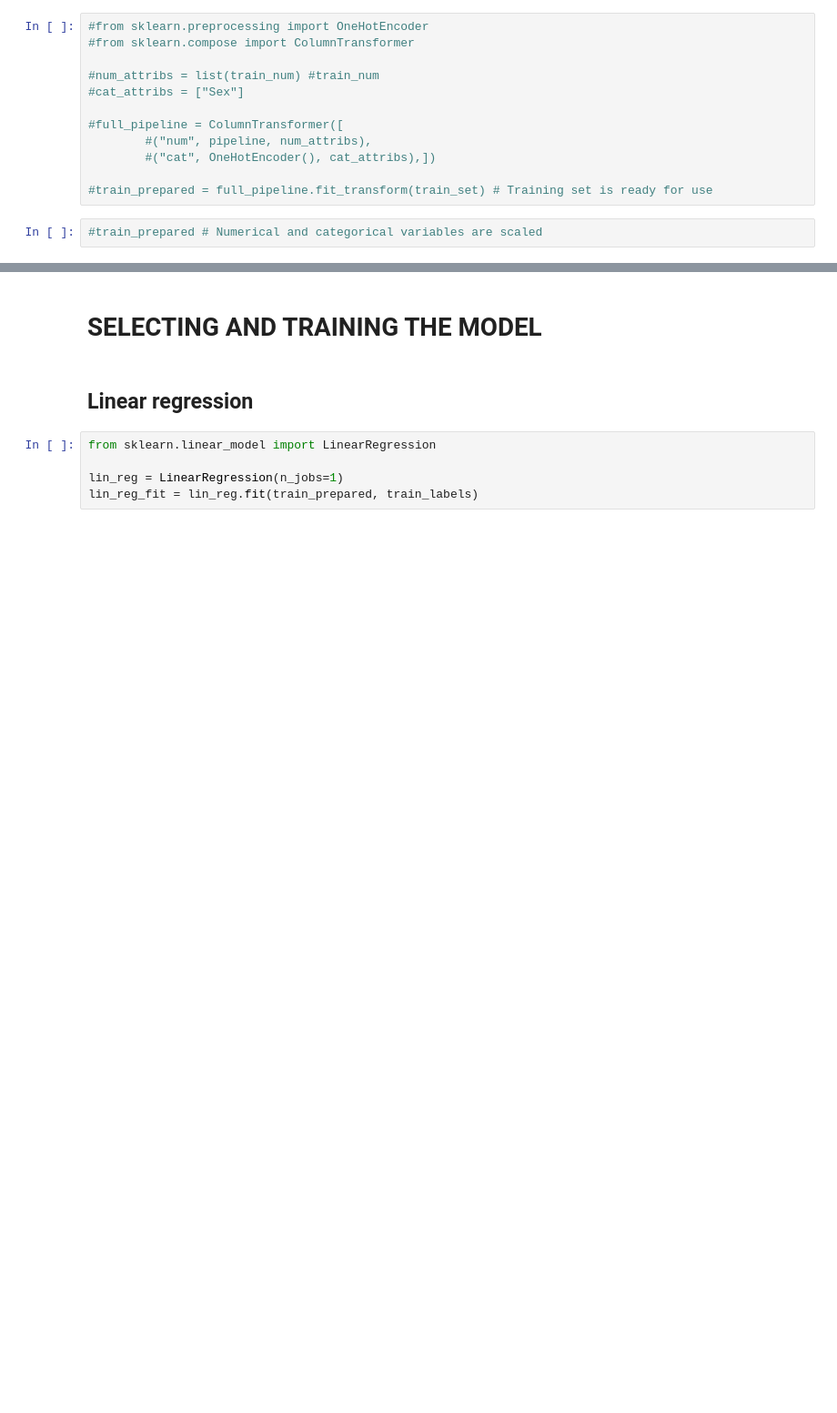
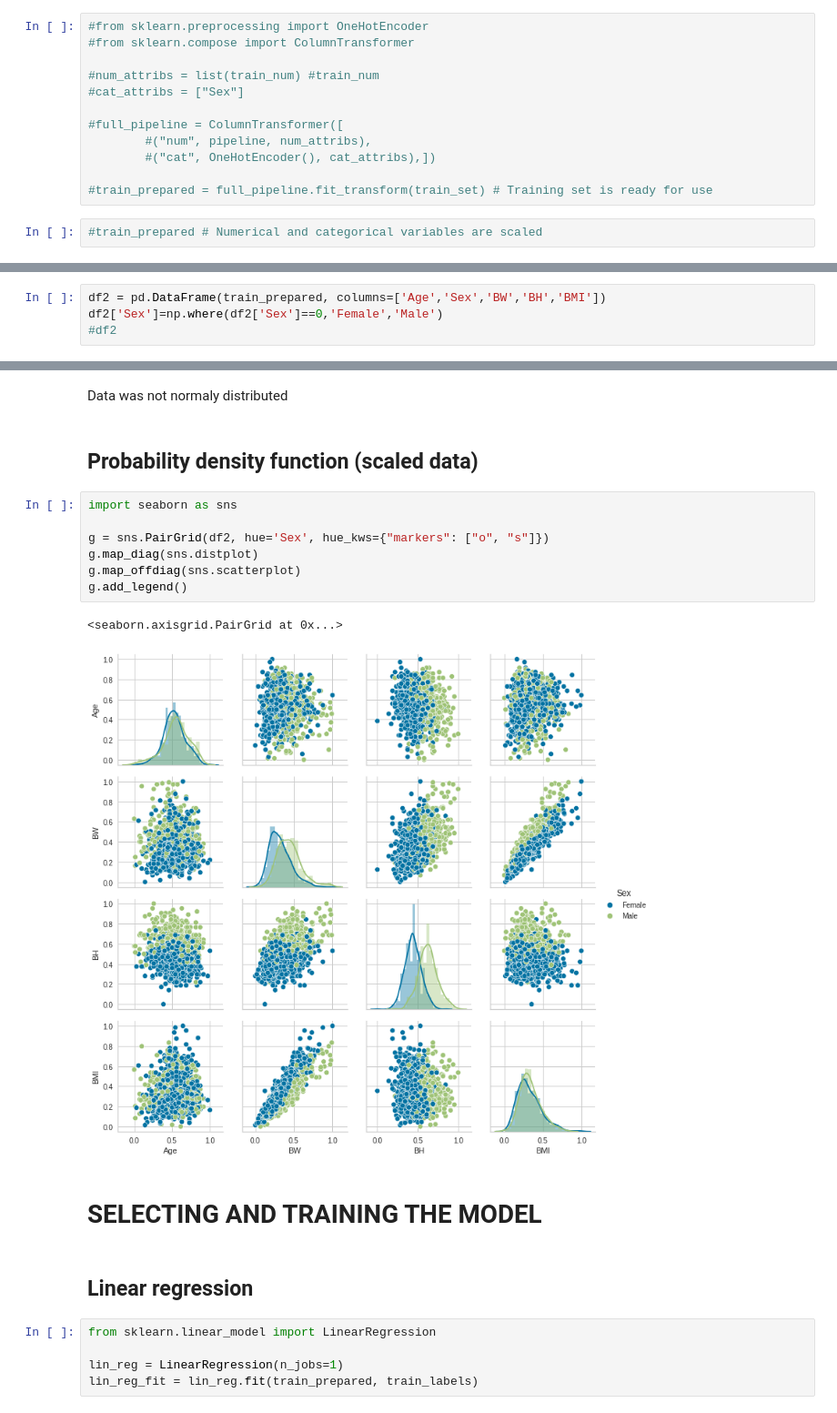
Before and after one commit to BojanMakivic/Predicting-fitness-level-of-cancer-survivors, a Jupyter notebook: Regression_models.ipynb, the cells around one changed output, grey strips where cells are left out. Shown at 91% size. Cells and saved outputs as stored; diff of their text form; blank space fills up the shorter version.

```diff
--- a/Regression_models.ipynb
+++ b/Regression_models.ipynb
@@ -182,0 +210,4 @@ test_prepared = pipeline.fit_transform(test_num)
+# %%
+df2 = pd.DataFrame(train_prepared, columns=['Age','Sex','BW','BH','BMI'])
+df2['Sex']=np.where(df2['Sex']==0,'Female','Male')
+#df2
@@ -183,3 +225,17 @@ test_prepared = pipeline.fit_transform(test_num)
+# %% [markdown]
+Data was not normaly distributed
+# %% [markdown]
+## Probability density function (scaled data)
+# %%
+import seaborn as sns
+
+g = sns.PairGrid(df2, hue='Sex', hue_kws={"markers": ["o", "s"]})
+g.map_diag(sns.distplot)
+g.map_offdiag(sns.scatterplot)
+g.add_legend()
+# %% [output]
+<seaborn.axisgrid.PairGrid at 0x...>
+[figure, added]
 # %% [markdown]
 # SELECTING AND TRAINING THE MODEL
 # %% [markdown]
```
Also changed, not shown: parts of 31 cells of this notebook.
